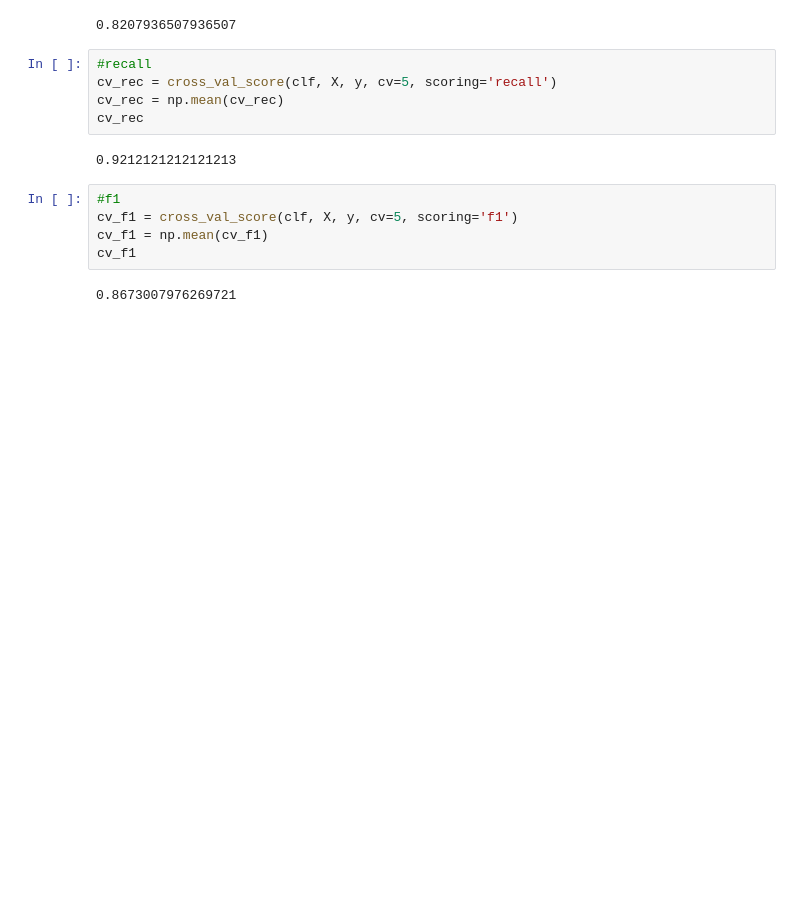
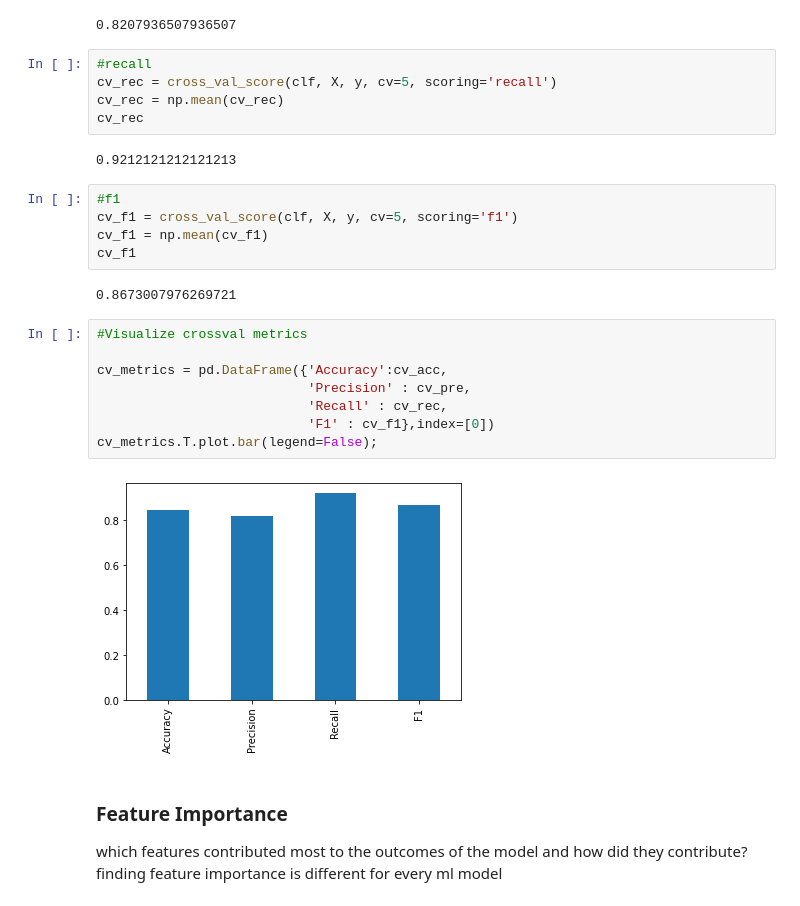
Before and after one commit to mayursrt/heart-disease-classification, a Jupyter notebook: heart-disease-classification.ipynb, the cells around one changed output. Saved outputs shown, nothing was run; the diff lists cells and outputs as text; blank space fills up the shorter version.

```diff
--- a/heart-disease-classification.ipynb
+++ b/heart-disease-classification.ipynb
@@ -670,3 +670,18 @@ cv_f1 = np.mean(cv_f1)
 cv_f1
 # %% [output]
 0.8673007976269721
+# %%
+#Visualize crossval metrics
+
+cv_metrics = pd.DataFrame({'Accuracy':cv_acc,
+                           'Precision' : cv_pre,
+                           'Recall' : cv_rec,
+                           'F1' : cv_f1},index=[0])
+cv_metrics.T.plot.bar(legend=False);
+# %% [output]
+[figure, added]
+# %% [markdown]
+### Feature Importance
+
+which features contributed most to the outcomes of the model and how did they contribute?
+finding feature importance is different for every ml model
```
Also changed, not shown: parts of 8 cells of this notebook.
